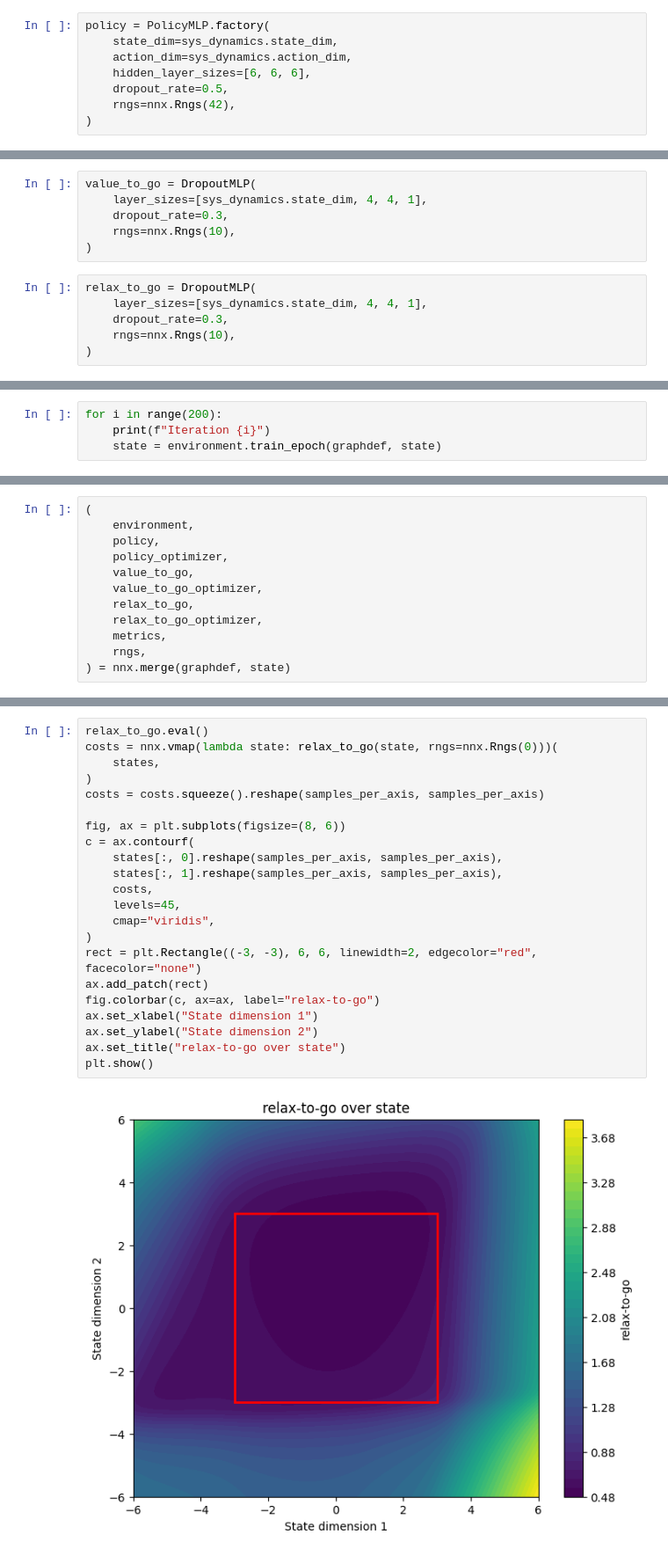
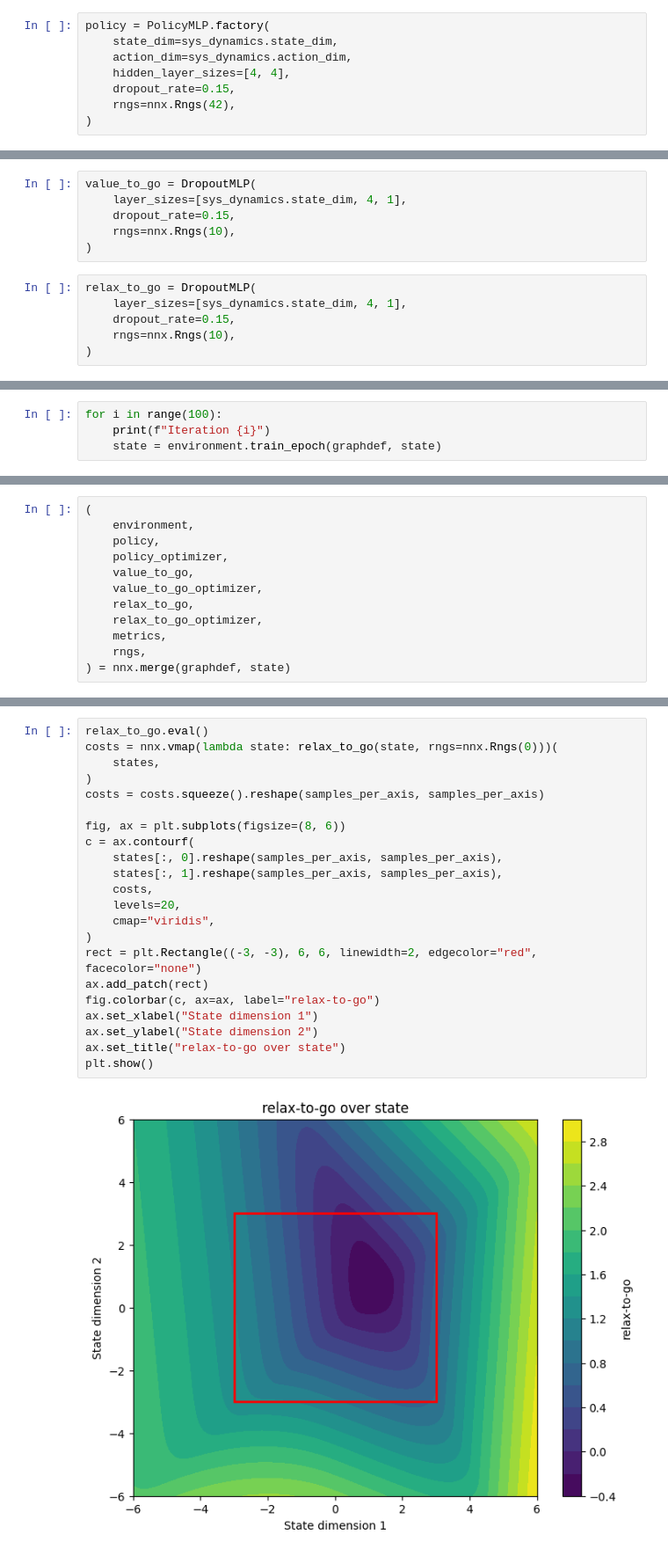
Before and after one commit to NicholasBehr/hcnn, a Jupyter notebook: notebooks/evolution-vectorfield.ipynb, the cells around one changed output, grey strips where cells are left out. Shown at 88% size. Cells and saved outputs as stored; diff of their text form.

```diff
--- a/notebooks/evolution-vectorfield.ipynb
+++ b/notebooks/evolution-vectorfield.ipynb
@@ -36,8 +36,8 @@ sys_cost = SystemCostQuadratic.factory(state_cost, action_cost)
 policy = PolicyMLP.factory(
     state_dim=sys_dynamics.state_dim,
     action_dim=sys_dynamics.action_dim,
-    hidden_layer_sizes=[6, 6, 6],
-    dropout_rate=0.5,
+    hidden_layer_sizes=[4, 4],
+    dropout_rate=0.15,
     rngs=nnx.Rngs(42),
 )
 # %%
@@ -52,14 +52,14 @@ projection = ProjectionNoSubstitutionNoTerminal.factory(
 solver = OptimizationSolverOSQP()
 # %%
 value_to_go = DropoutMLP(
-    layer_sizes=[sys_dynamics.state_dim, 4, 4, 1],
-    dropout_rate=0.3,
+    layer_sizes=[sys_dynamics.state_dim, 4, 1],
+    dropout_rate=0.15,
     rngs=nnx.Rngs(10),
 )
 # %%
 relax_to_go = DropoutMLP(
-    layer_sizes=[sys_dynamics.state_dim, 4, 4, 1],
-    dropout_rate=0.3,
+    layer_sizes=[sys_dynamics.state_dim, 4, 1],
+    dropout_rate=0.15,
     rngs=nnx.Rngs(10),
 )
 # %%
@@ -75,7 +75,7 @@ environment = Environment(
 # %%
 graphdef, state = environment.init(policy, value_to_go, relax_to_go, nnx.Rngs(42))
 # %%
-for i in range(200):
+for i in range(100):
     print(f"Iteration {i}")
     state = environment.train_epoch(graphdef, state)
 # %% [output]
@@ -141,24 +141,24 @@ plt.show()
 # %%
 relax_to_go.eval()
 costs = nnx.vmap(lambda state: relax_to_go(state, rngs=nnx.Rngs(0)))(
     states,
 )
 costs = costs.squeeze().reshape(samples_per_axis, samples_per_axis)
 
 fig, ax = plt.subplots(figsize=(8, 6))
 c = ax.contourf(
     states[:, 0].reshape(samples_per_axis, samples_per_axis),
     states[:, 1].reshape(samples_per_axis, samples_per_axis),
     costs,
-    levels=45,
+    levels=20,
     cmap="viridis",
 )
 rect = plt.Rectangle((-3, -3), 6, 6, linewidth=2, edgecolor="red", facecolor="none")
 ax.add_patch(rect)
 fig.colorbar(c, ax=ax, label="relax-to-go")
 ax.set_xlabel("State dimension 1")
 ax.set_ylabel("State dimension 2")
 ax.set_title("relax-to-go over state")
 plt.show()
 # %% [output]
-[figure, old version]
+[figure, new version]
```
Also changed, not shown: parts of 2 cells of this notebook, 1 other file.
